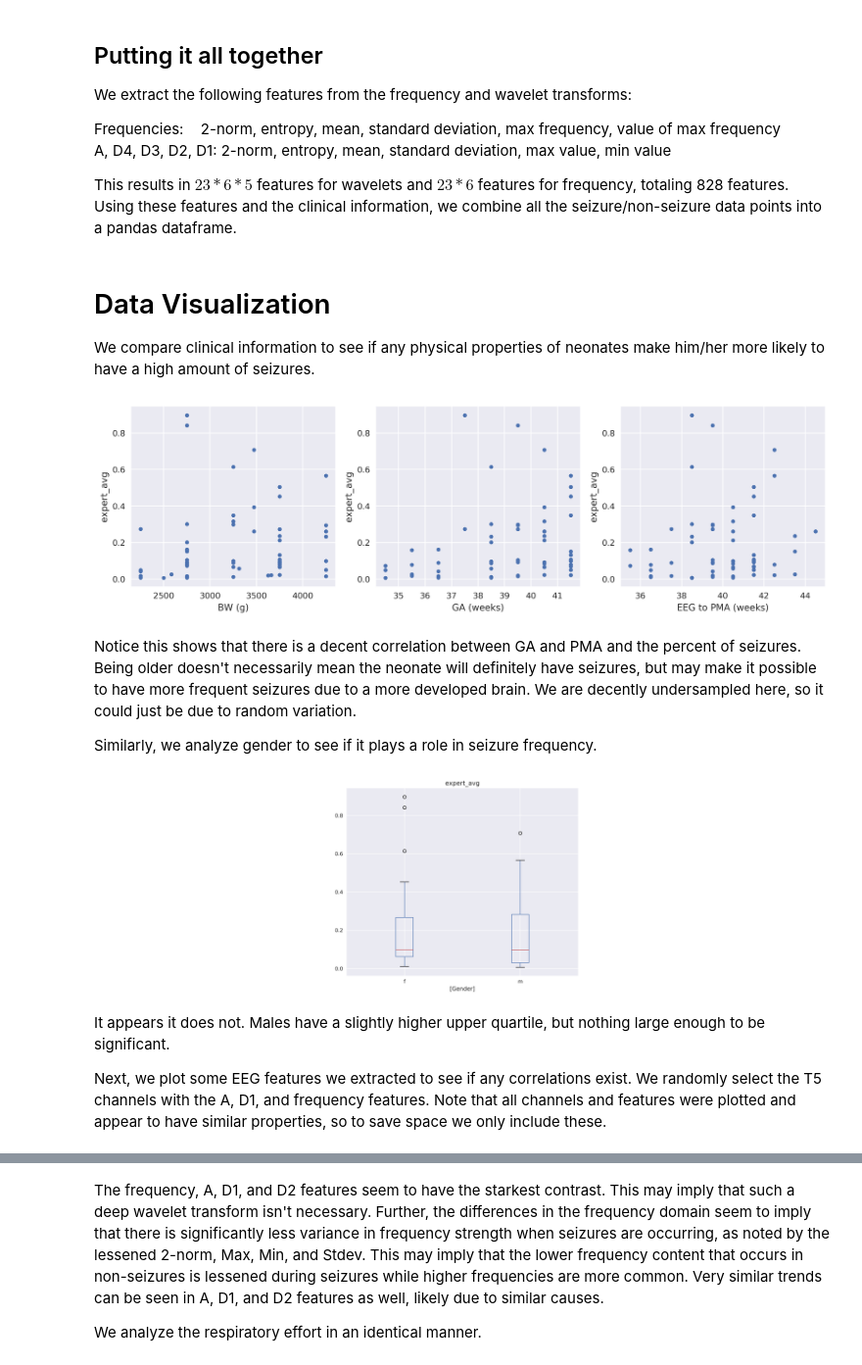
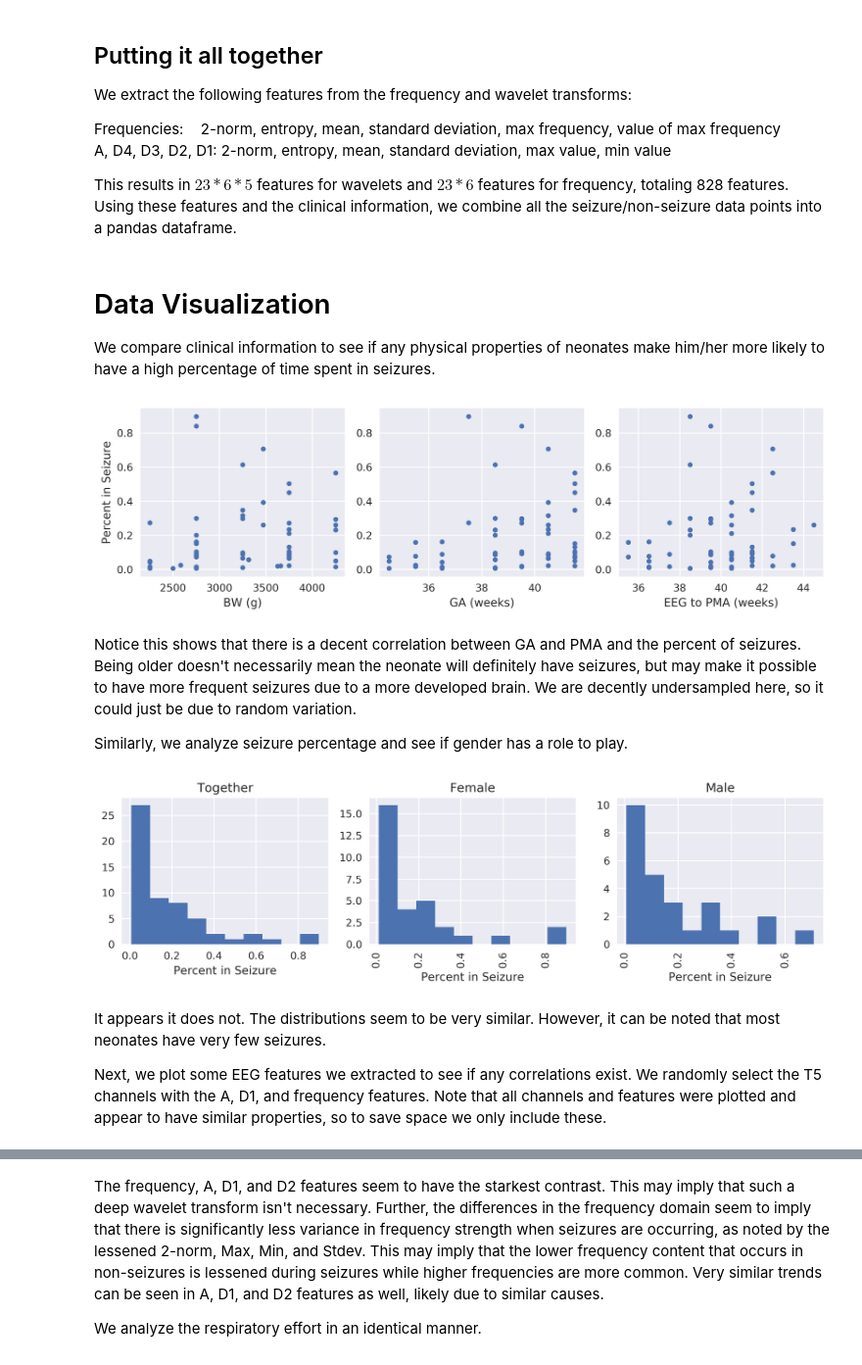
Before and after one commit to contagon/nicu-eeg-dataproject, a Jupyter notebook: main.ipynb, the cells around one changed output, grey strips where cells are left out. Shown at 98% size. Saved outputs shown, nothing was run; the diff lists cells and outputs as text; code cells hidden in the pictures.

```diff
--- a/main.ipynb
+++ b/main.ipynb
@@ -336,34 +335,40 @@ df.to_pickle("data-final/eeg.pkl", protocol=-1)
 # %% [markdown]
 # Data Visualization
 
-We compare clinical information to see if any physical properties of neonates make him/her more likely to have a high amount of seizures.
+We compare clinical information to see if any physical properties of neonates make him/her more likely to have a high percentage of time spent in seizures.
 # %%
 #read in all data
 ci = read_data("data-final/ci.pkl")
 df = read_data("data-final/eeg.pkl")
 
 cols = ["BW (g)", "GA (weeks)", "EEG to PMA (weeks)"]
-fig, ax_new = plt.subplots(1,3, sharey=False, figsize=(15,4))
-for ax, col in zip(ax_new, cols):
+fig, ax_new = plt.subplots(1,3, sharey=False, figsize=(10,3))
+titles = ["Percent in Seizure", "", ""]
+for ax, col, title in zip(ax_new, cols, titles):
     ci.plot(kind="scatter", x=col, y="expert_avg", ax=ax, legend=None)
+    ax.set_ylabel(title)
+plt.tight_layout()
 # %% [output]
-[figure, old version]
+[figure, new version]
 # %% [markdown]
 Notice this shows that there is a decent correlation between GA and PMA and the percent of seizures. Being older doesn't necessarily mean the neonate will definitely have seizures, but may make it possible to have more frequent seizures due to a more developed brain. We are decently undersampled here, so it could just be due to random variation.
 
-Similarly, we analyze gender to see if it plays a role in seizure frequency.
+Similarly, we analyze seizure percentage and see if gender has a role to play.
 # %%
-fig, ax = plt.subplots(1, 3, figsize=(20,6))
-for i in [0,2]:
-    ax[i].axis('off')
-ci[["Gender", "expert_avg"]].boxplot(by="Gender", ax=ax[1])
+fig, ax = plt.subplots(1, 3, figsize=(10,3))
+ci[["expert_avg"]].hist(ax=ax[[0]])
+ci[["Gender", "expert_avg"]].hist(by="Gender", ax=ax[[1,2]])
+titles = ["Together", "Female", "Male"]
+for i, title in enumerate(titles):
+    ax[i].set_title(title)
+    ax[i].set_xlabel("Percent in Seizure")
 plt.suptitle("")
 plt.tight_layout()
 plt.show()
 # %% [output]
-[figure, old version]
+[figure, new version]
 # %% [markdown]
-It appears it does not. Males have a slightly higher upper quartile, but nothing large enough to be significant.
+It appears it does not. The distributions seem to be very similar. However, it can be noted that most neonates have very few seizures.
 
 Next, we plot some EEG features we extracted to see if any correlations exist. We randomly select the T5 channels with the A, D1, and frequency features. Note that all channels and features were plotted and appear to have similar properties, so to save space we only include these.
 # %%
```
Also changed, not shown: parts of 6 cells of this notebook, 1 other file.
